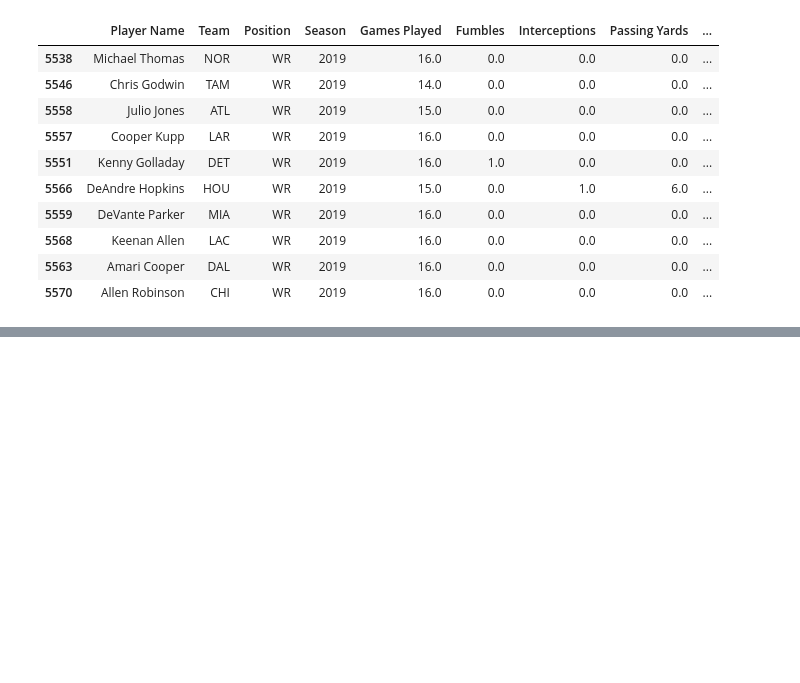
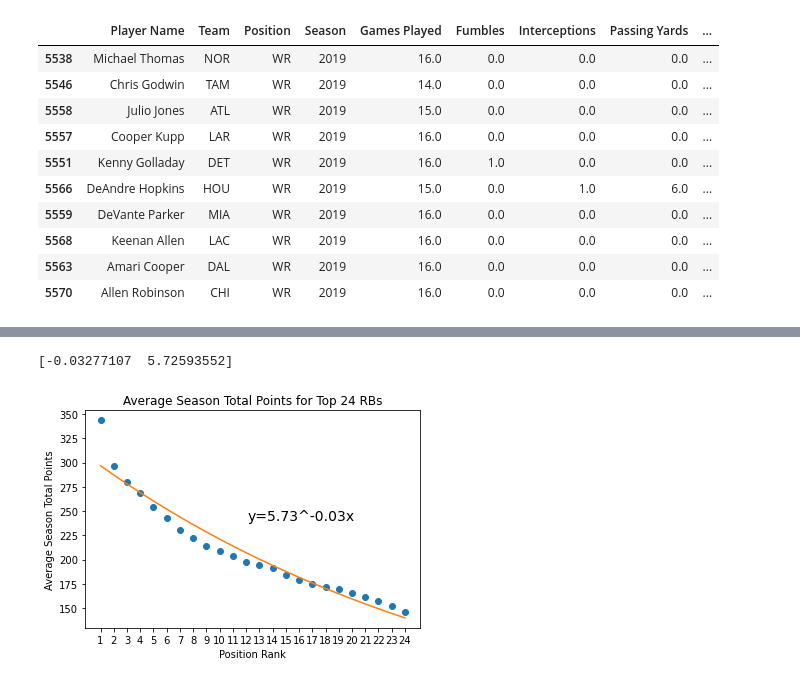
Before and after one commit to hathawayryan/project_one, a Jupyter notebook: main.ipynb, the cells around one changed output, grey strips where cells are left out. Saved outputs shown, nothing was run; the diff lists cells and outputs as text; code cells hidden in the pictures; blank space fills up the shorter version.

Commit message:
Eponential fit lines

```diff
--- a/main.ipynb
+++ b/main.ipynb
@@ -513,0 +525,32 @@ NameError: name 'te_rookie' is not defined
+# %%
+#Since our data looked exponential I tried my best to apply an exponential fit line for the top 24 running backs
+y_data = np.array(rb_ranks[0].tolist())
+x_data = np.array([range(1,25)])
+
+#converting x and y arrays to 1-dimensional arrays
+x_data = x_data[0,:]
+log_x = np.log(x_data)
+log_y = np.log(y_data)
+
+#the 'fit' values are the parameters we will use in our exponential equaltion: y = A^Bx
+fit = np.polyfit(x_data, log_y, 1, w=np.sqrt(y_data))
+print(fit)
+y = np.exp(fit[1]) * np.exp(fit[0]*x_data) # exponential equation to add to plot (similar to line equation in linear regression)
+plt.plot(x_data, y_data, "o")  #Base Plot
+plt.plot(x_data, y) #Plot of Exponential fit line
+plt.ylabel('Average Season Total Points')
+plt.xlabel('Position Rank')
+plt.title('Average Season Total Points for Top 24 RBs')
+plt.xticks(np.arange(1, 25, step=1))
+
+#Rounding fit parameteres so they print nicely on the plot
+fit_0 = round(fit[0], 2)
+fit_1 = round(fit[1], 2)
+
+#equation for the fit line that prints on plot
+fit_equation = f'y={fit_1}^{fit_0}x'
+plt.gcf().text(0.5, 0.5, fit_equation, fontsize=14)
+plt.show()
+# %% [output]
+[-0.03277107  5.72593552]
+[figure, added]
```
Also changed, not shown: parts of 12 cells of this notebook.
